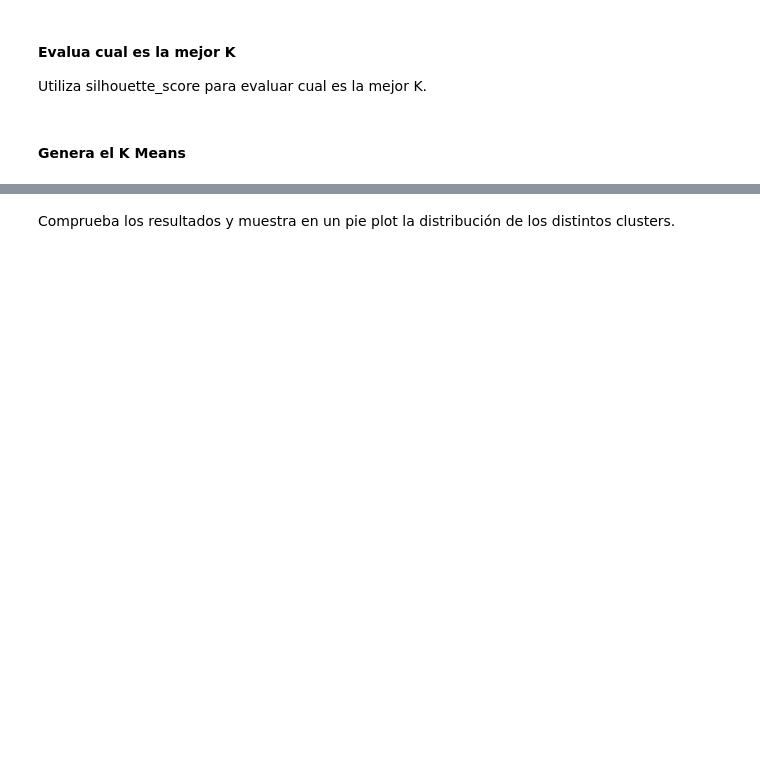
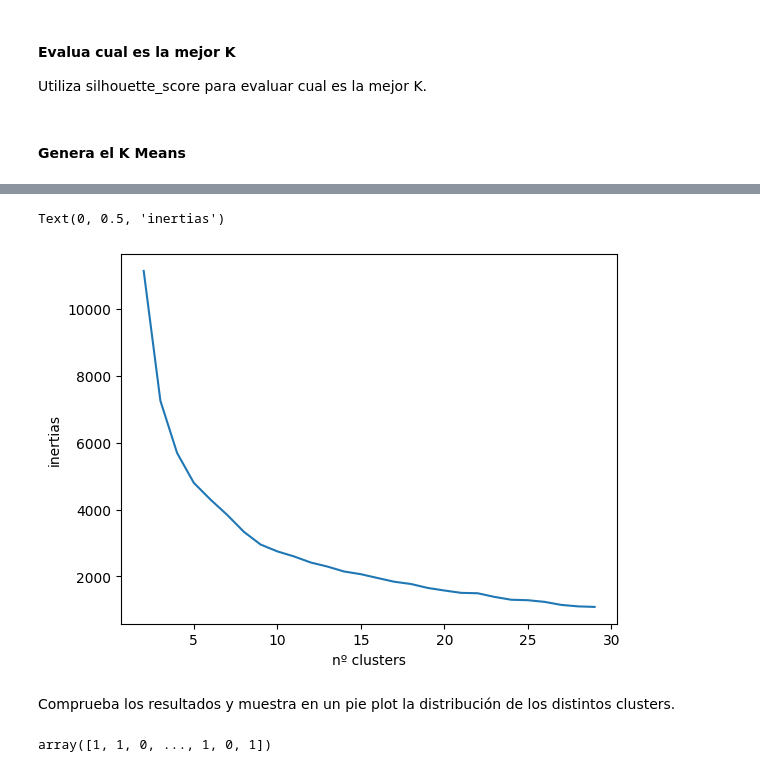
Before and after one commit to angelrodnah/2309_dsft_thebridge, a Jupyter notebook: 3-Machine_Learning/2-No_Supervisado/1-Clustering/Practica/EJER_1_kmeans_drugs_review.ipynb, the cells around one changed output, grey strips where cells are left out. Cells and saved outputs as stored; diff of their text form; code cells hidden in the pictures; blank space fills up the shorter version.

```diff
--- a/3-Machine_Learning/2-No_Supervisado/1-Clustering/Practica/EJER_1_kmeans_drugs_review.ipynb
+++ b/3-Machine_Learning/2-No_Supervisado/1-Clustering/Practica/EJER_1_kmeans_drugs_review.ipynb
@@ -13,0 +89,11 @@ Transforma las columnas categoricas a numericas mediante dummies
+# %%
+map_effectiveness = {
+    "Ineffective": 0,
+    "Marginally Effective": 1,
+    "Moderately Effective": 2,
+    "Considerably Effective": 3,
+    "Highly Effective": 4
+}
+
+df['effectiveneess_int'] = df['effectiveness'].map(map_effectiveness)
+df.head()
@@ -20,2 +194,15 @@ Utiliza silhouette_score para evaluar cual es la mejor K.
+# %%
+inertias = [model.inertia_ for model in km_list]
+plt.plot(range(2,30), inertias)
+plt.xlabel('nº clusters')
+plt.ylabel('inertias')
+# %% [output]
+Text(0, 0.5, 'inertias')
+[figure, added]
 # %% [markdown]
 Comprueba los resultados y muestra en un pie plot la distribución de los distintos clusters.
+# %%
+kmeans = KMeans(n_clusters=2, n_init=10, random_state=0).fit(X)
+kmeans.labels_
+# %% [output]
+array([1, 1, 0, ..., 1, 0, 1])
```
Also changed, not shown: parts of 22 cells of this notebook, 1 other file.
